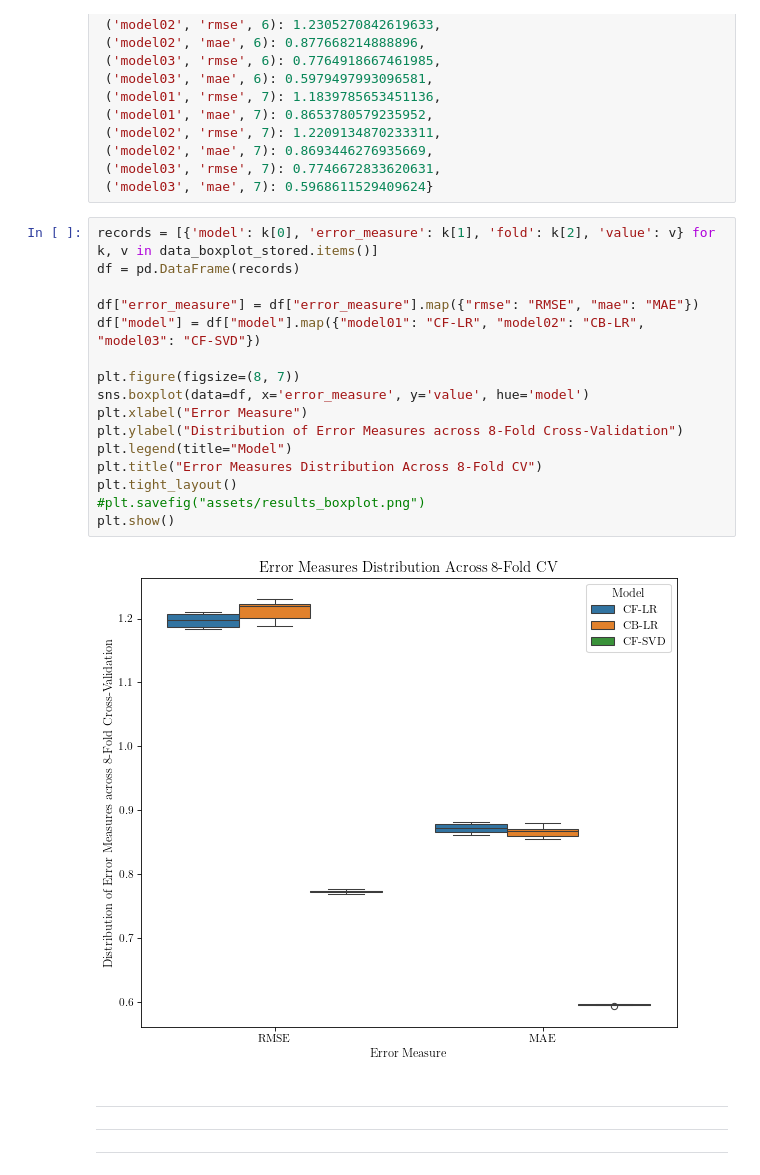
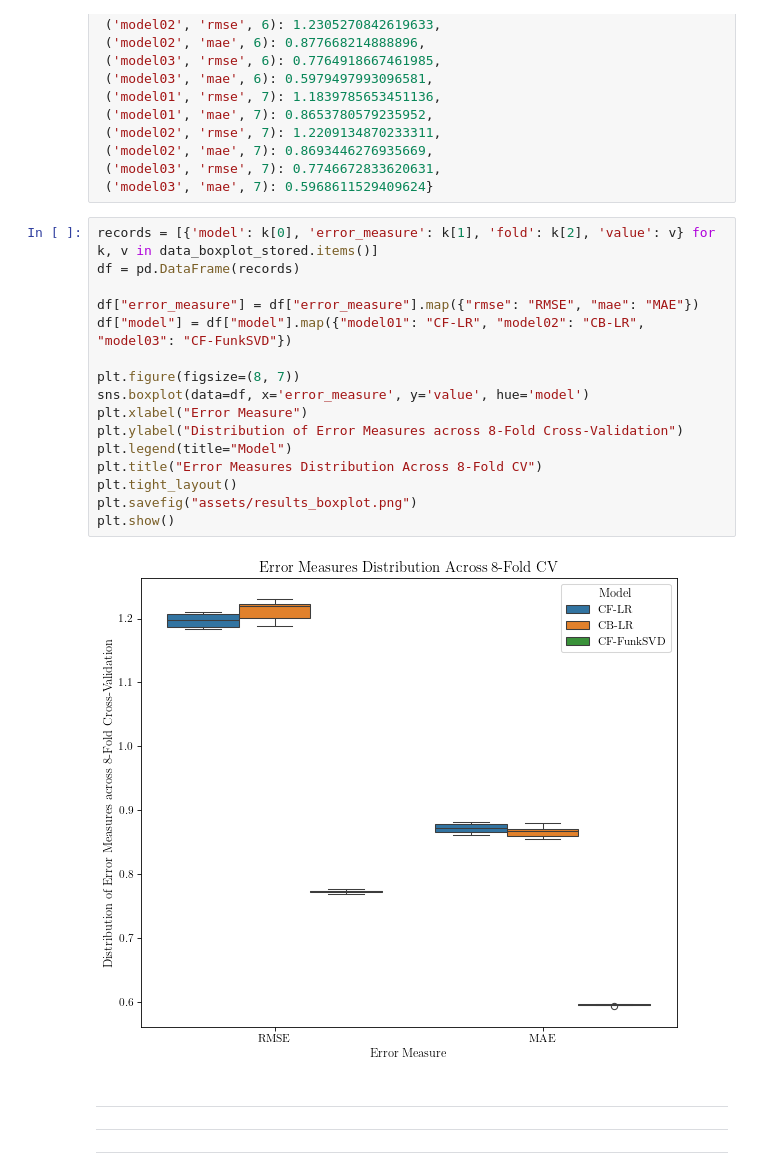
Before and after one commit to jepe06/Project2--Recommender-System, a Jupyter notebook: 04 results.ipynb, the cells around one changed output. Drawn from its saved outputs; the diff is of its cells as text.

```diff
--- a/04 results.ipynb
+++ b/04 results.ipynb
@@ -216,21 +216,21 @@ data_boxplot_stored = {('model01', 'rmse', 0): 1.2102220824280587,
 # %%
 records = [{'model': k[0], 'error_measure': k[1], 'fold': k[2], 'value': v} for k, v in data_boxplot_stored.items()]
 df = pd.DataFrame(records)
 
 df["error_measure"] = df["error_measure"].map({"rmse": "RMSE", "mae": "MAE"})
-df["model"] = df["model"].map({"model01": "CF-LR", "model02": "CB-LR", "model03": "CF-SVD"})
+df["model"] = df["model"].map({"model01": "CF-LR", "model02": "CB-LR", "model03": "CF-FunkSVD"})
 
 plt.figure(figsize=(8, 7))
 sns.boxplot(data=df, x='error_measure', y='value', hue='model')
 plt.xlabel("Error Measure")
 plt.ylabel("Distribution of Error Measures across 8-Fold Cross-Validation")
 plt.legend(title="Model")
 plt.title("Error Measures Distribution Across 8-Fold CV")
 plt.tight_layout()
-#plt.savefig("assets/results_boxplot.png")
+plt.savefig("assets/results_boxplot.png")
 plt.show()
 # %% [output]
-[figure, old version]
+[figure, new version]
 # %% [markdown]
 ---
 ---
```
Also changed, not shown: parts of 7 cells of this notebook, 7 other files.
